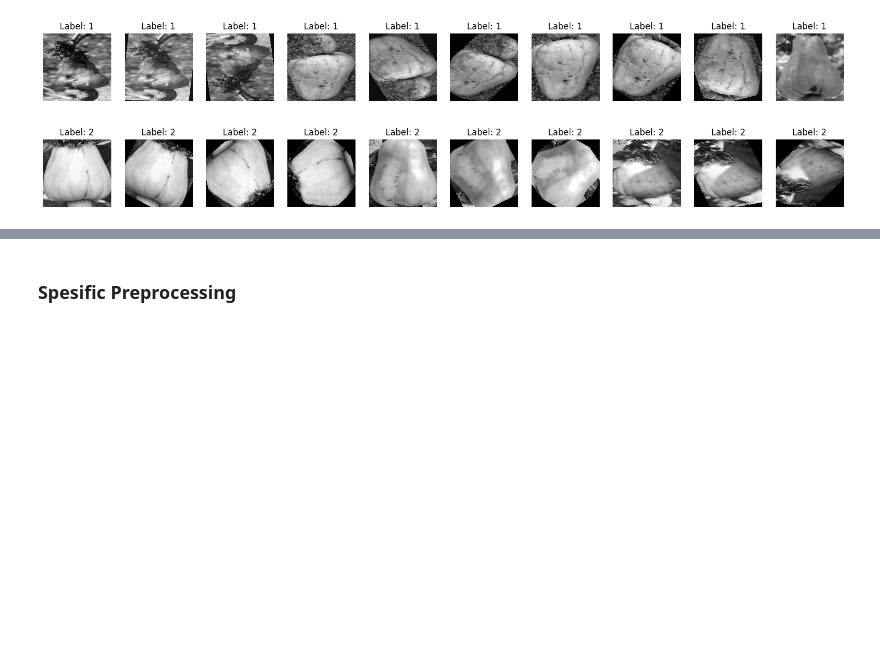
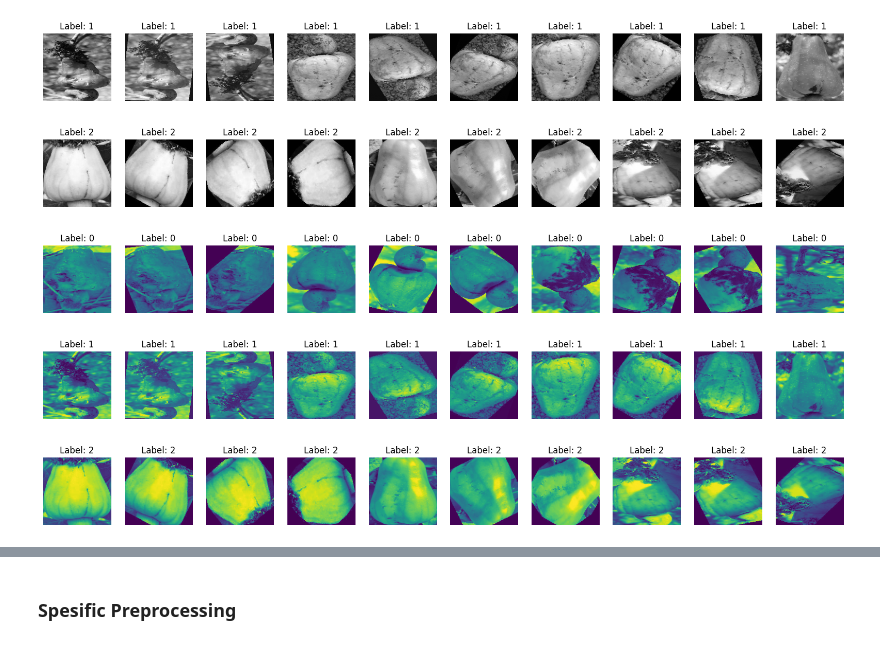
Before and after one commit to Bagusdevaa/Apple-Classfication-using-Harralick-and-KNN, a Jupyter notebook: preprocessing/preprocessing.ipynb, the cells around one changed output, grey strips where cells are left out. Drawn from its saved outputs; the diff is of its cells as text; code cells hidden in the pictures; blank space fills up the shorter version.

```diff
--- a/preprocessing/preprocessing.ipynb
+++ b/preprocessing/preprocessing.ipynb
@@ -250,3 +250,40 @@ plt.show()
 [figure]
 [figure]
 [figure]
+# %%
+# Menampilkan 10 contoh gambar pertama
+num_samples = 10
+plt.figure(figsize=(20, 10))
+
+# 10 Label 0 (Overripe)
+for i in range(num_samples):
+    plt.subplot(1, num_samples, i+1)
+    plt.imshow(data[i])  # cmap="gray" agar sesuai dengan grayscale
+    plt.title(f"Label: {labels[i]}")
+    plt.axis("off")
+
+plt.show()
+
+plt.figure(figsize=(20, 10))
+# 10 Label 1 (Ripe)
+for i in range(num_samples):
+    plt.subplot(1, num_samples, i+1)
+    plt.imshow(data[370+i])  # cmap="gray" agar sesuai dengan grayscale
+    plt.title(f"Label: {labels[370+i]}")
+    plt.axis("off")
+
+plt.show()
+
+plt.figure(figsize=(20, 10))
+# 10 Label 2 (Unripe)
+for i in range(num_samples):
+    plt.subplot(1, num_samples, i+1)
+    plt.imshow(data[781+i])  # cmap="gray" agar sesuai dengan grayscale
+    plt.title(f"Label: {labels[781+i]}")
+    plt.axis("off")
+
+plt.show()
+# %% [output]
+[figure, added]
+[figure, added]
+[figure, added]
```
Also changed, not shown: parts of 2 cells of this notebook, 6 other files.
